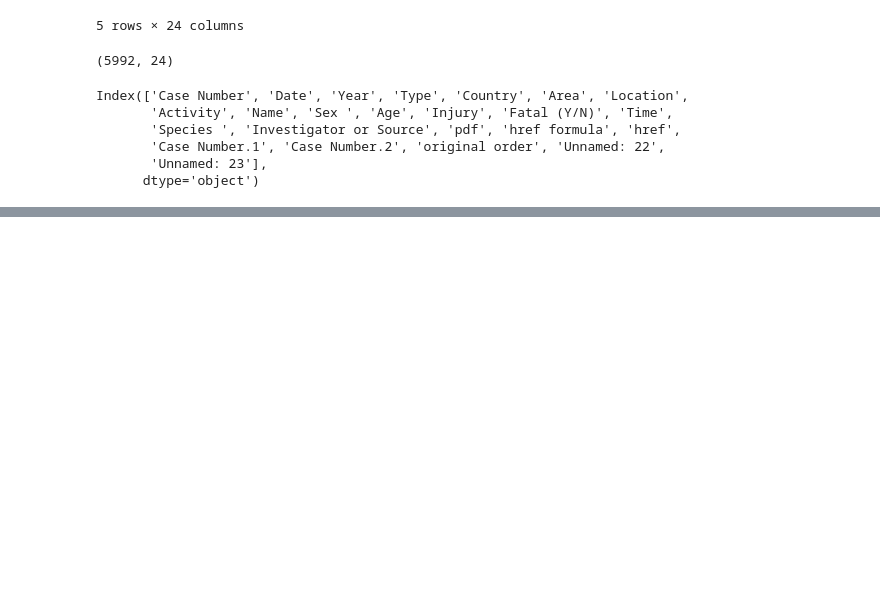
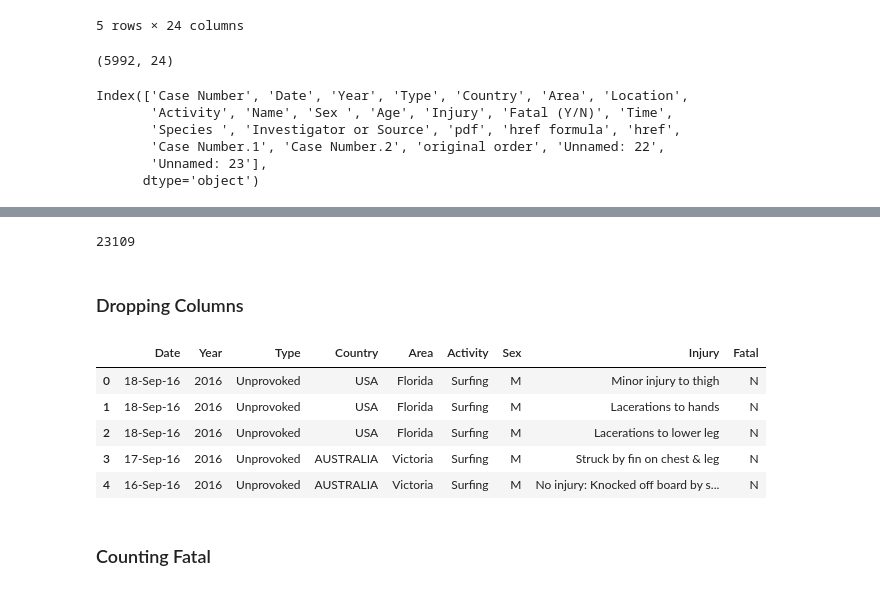
Before and after one commit to ironhack-datalabs/datamad0419, a Jupyter notebook: module-1/pandas-project/your-code/data-wrangling.ipynb, the cells around one changed output, grey strips where cells are left out. Saved outputs shown, nothing was run; the diff lists cells and outputs as text; code cells hidden in the pictures; blank space fills up the shorter version.

```diff
--- a/module-1/pandas-project/your-code/data-wrangling.ipynb
+++ b/module-1/pandas-project/your-code/data-wrangling.ipynb
@@ -32,0 +35,3 @@ Index(['Case Number', 'Date', 'Year', 'Type', 'Country', 'Area', 'Location',
+# %%
+unclean_data = unclean_data.rename(columns={'Fatal (Y/N)':'Fatal'})# Renaming column
+unclean_data.columns # Checking Changes
@@ -32,0 +53,4 @@ Index(['Case Number', 'Date', 'Year', 'Type', 'Country', 'Area', 'Location',
+# %%
+null_cols = unclean_data.isnull().sum()
+null_cols[null_cols > 0]
+display(null_cols)# Checking how many columns are null and adding them.
@@ -32,0 +75,20 @@ Index(['Case Number', 'Date', 'Year', 'Type', 'Country', 'Area', 'Location',
+# %%
+unclean_data.isnull().sum().sum() # Adding total numbers of null
+# %% [output]
+23109
+# %% [markdown]
+### Dropping Columns
+# %%
+drop_cols = list(null_cols[null_cols > 1000].index)
+data = unclean_data.drop(drop_cols, axis=1)
+data = data.drop(['Case Number.1','Case Number.2','original order','href formula','pdf','Investigator or Source','href','Case Number','Location','Name'], axis=1)
+data.head()
+# %% [output]
+|  | Date | Year | Type | Country | Area | Activity | Sex | Injury | Fatal |
+| 0 | 18-Sep-16 | 2016 | Unprovoked | USA | Florida | Surfing | M | Minor injury to thigh | N |
+| 1 | 18-Sep-16 | 2016 | Unprovoked | USA | Florida | Surfing | M | Lacerations to hands | N |
+| 2 | 18-Sep-16 | 2016 | Unprovoked | USA | Florida | Surfing | M | Lacerations to lower leg | N |
+| 3 | 17-Sep-16 | 2016 | Unprovoked | AUSTRALIA | Victoria | Surfing | M | Struck by fin on chest & leg | N |
+| 4 | 16-Sep-16 | 2016 | Unprovoked | AUSTRALIA | Victoria | Surfing | M | No injury: Knocked off board by s... | N |
+# %% [markdown]
+### Counting Fatal
```
Also changed, not shown: parts of 25 cells of this notebook, 1 other file.
